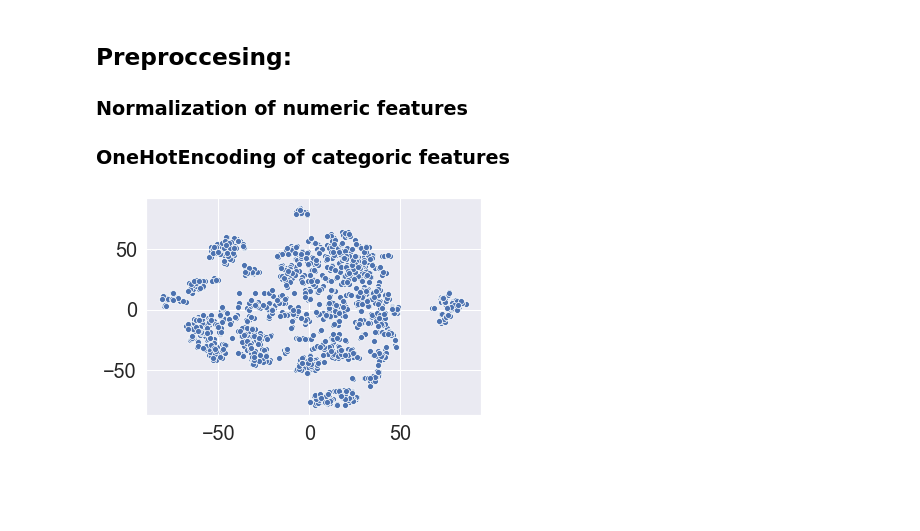
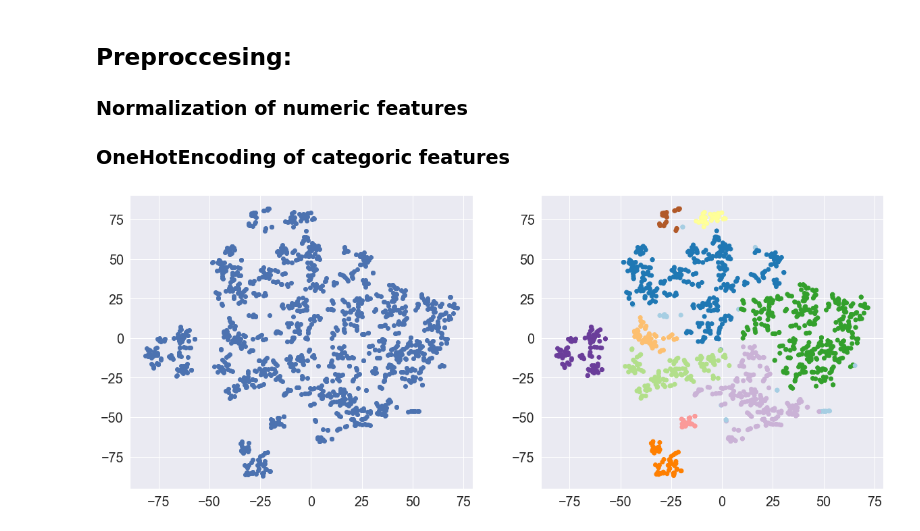
Before and after one commit to VladimirBorisevich/houses_price, a Jupyter notebook: houses_price_prep.ipynb, the cells around one changed output. Drawn from its saved outputs; the diff is of its cells as text; code cells hidden in the pictures; blank space fills up the shorter version.

```diff
--- a/houses_price_prep.ipynb
+++ b/houses_price_prep.ipynb
@@ -305,3 +251,9 @@ from sklearn.linear_model import Lasso,lasso_path
+# %%
+#droping not necessary columns
+feat_to_drop = list(set(feat_to_drop_pear).union(set(feat_to_drop_spear)).union(set(feats[feats_pvalue[1:]])))
+feats = set(train.columns[numeric].drop('SalePrice')).intersection(set(feat_to_drop))
+train.drop(feats, axis=1, inplace=True)
+test.drop(feats, axis=1, inplace=True)
 # %% [markdown]
 ## Preproccesing:
 ### Normalization of numeric features
@@ -326,9 +282,16 @@ X_all = np.hstack((X,X_cat.toarray()))
 test_all = np.hstack((test,test_cat.toarray()))
 # %%
 # 2d interpretaion of values
+plt.figure(figsize=(20,8))
+plt.subplot(1,2,1)
 numeric = np.where((X.dtypes == 'int')|(X.dtypes == 'float'))[0]
 tsne = TSNE(perplexity=10,random_state=5)
 tsne_result = tsne.fit_transform(X.iloc[:,numeric])
-sns.scatterplot(tsne_result[:,1],tsne_result[:,0]);
+plt.scatter(tsne_result[:,1],tsne_result[:,0])
+# clustering
+plt.subplot(1,2,2)
+dbscan = DBSCAN(eps=7,min_samples=12).fit_predict(tsne_result)
+plt.scatter(tsne_result[:,1],tsne_result[:,0],c=dbscan,cmap='Paired');
+#Many clusters stand apart, which means that something unites them
 # %% [output]
-[figure, old version]
+[figure, new version]
```
Also changed, not shown: parts of 48 cells of this notebook.
